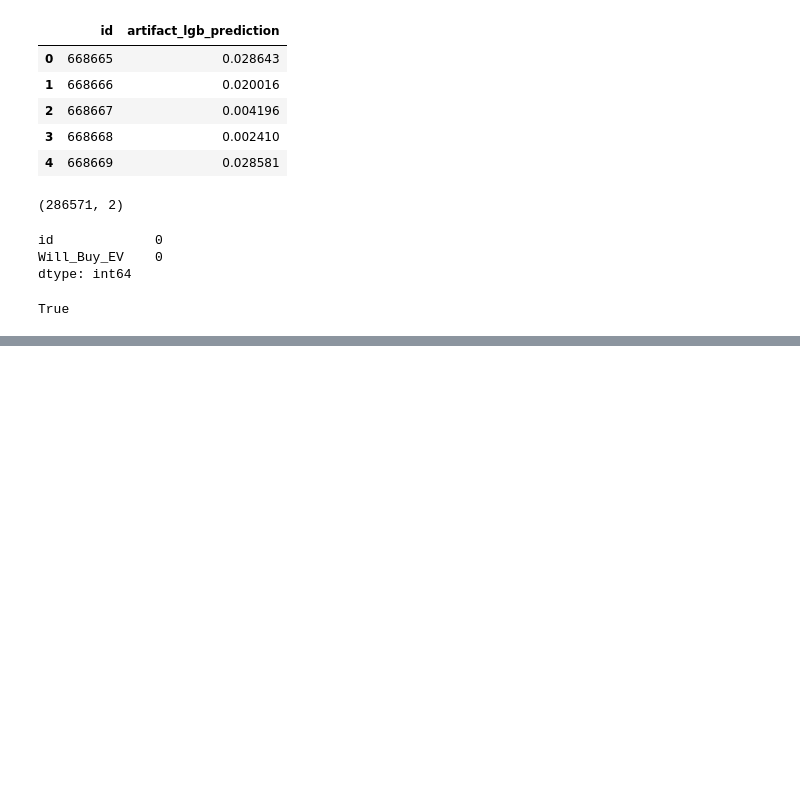
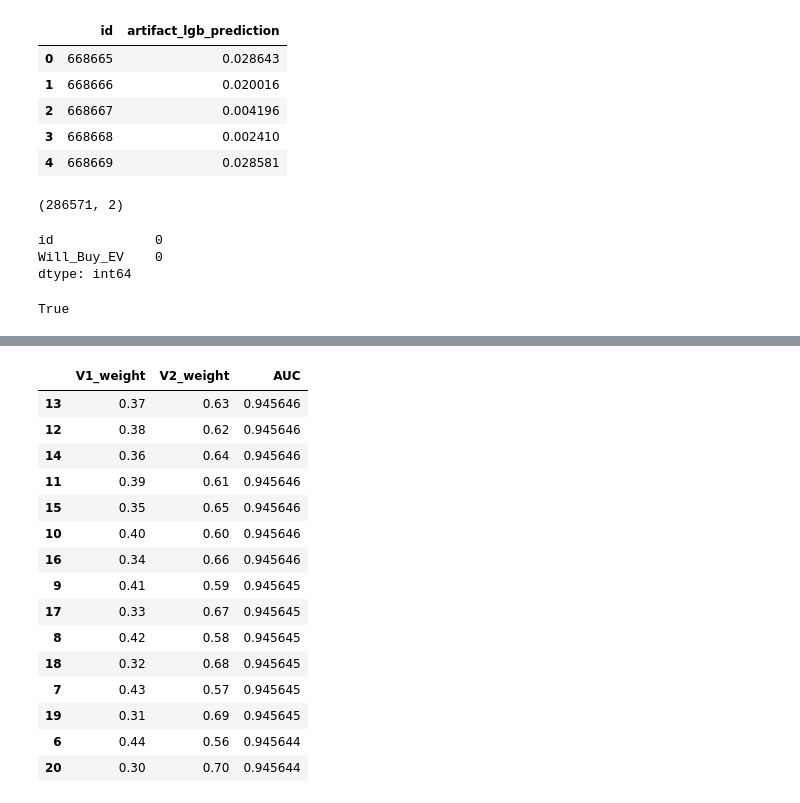
Before and after one commit to ZulkifilX2/ev-purchase-prediction, a Jupyter notebook: notebooks/10_synthetic_artifacts.ipynb, the cells around one changed output, grey strips where cells are left out. Saved outputs shown, nothing was run; the diff lists cells and outputs as text; code cells hidden in the pictures; blank space fills up the shorter version.

```diff
--- a/notebooks/10_synthetic_artifacts.ipynb
+++ b/notebooks/10_synthetic_artifacts.ipynb
@@ -1859,0 +2760,42 @@ submission_005.to_csv(
+# %%
+fine_rank_results = []
+
+for v2_weight in np.arange(0.50, 0.801, 0.01):
+    v1_weight = 1.0 - v2_weight
+
+    blended_rank = (
+        v1_weight * v1_rank +
+        v2_weight * v2_rank
+    )
+
+    auc = roc_auc_score(target, blended_rank)
+
+    fine_rank_results.append({
+        "V1_weight": v1_weight,
+        "V2_weight": v2_weight,
+        "AUC": auc
+    })
+
+fine_rank_results = pd.DataFrame(fine_rank_results)
+
+fine_rank_results.sort_values(
+    "AUC",
+    ascending=False
+).head(15)
+# %% [output]
+|  | V1_weight | V2_weight | AUC |
+| 13 | 0.37 | 0.63 | 0.945646 |
+| 12 | 0.38 | 0.62 | 0.945646 |
+| 14 | 0.36 | 0.64 | 0.945646 |
+| 11 | 0.39 | 0.61 | 0.945646 |
+| 15 | 0.35 | 0.65 | 0.945646 |
+| 10 | 0.40 | 0.60 | 0.945646 |
+| 16 | 0.34 | 0.66 | 0.945646 |
+| 9 | 0.41 | 0.59 | 0.945645 |
+| 17 | 0.33 | 0.67 | 0.945645 |
+| 8 | 0.42 | 0.58 | 0.945645 |
+| 18 | 0.32 | 0.68 | 0.945645 |
+| 7 | 0.43 | 0.57 | 0.945645 |
+| 19 | 0.31 | 0.69 | 0.945645 |
+| 6 | 0.44 | 0.56 | 0.945644 |
+| 20 | 0.30 | 0.70 | 0.945644 |
```
Also changed, not shown: parts of 50 cells of this notebook.
